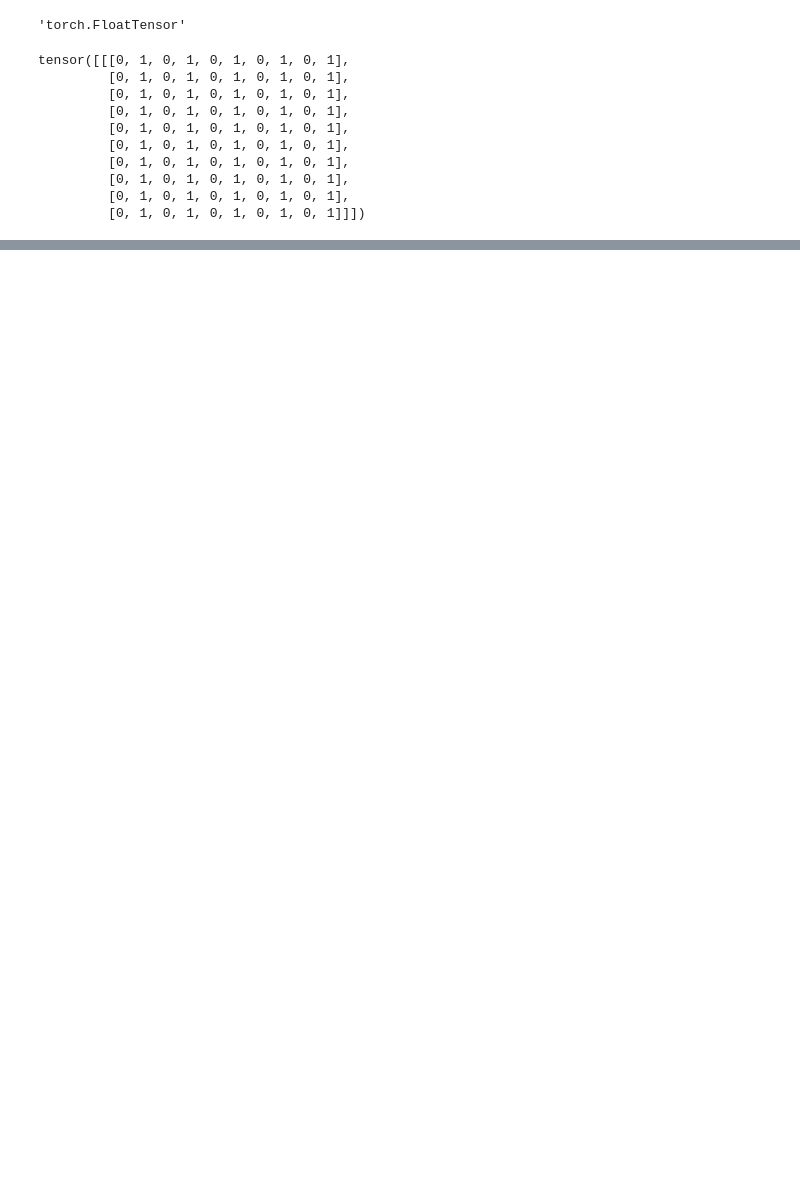
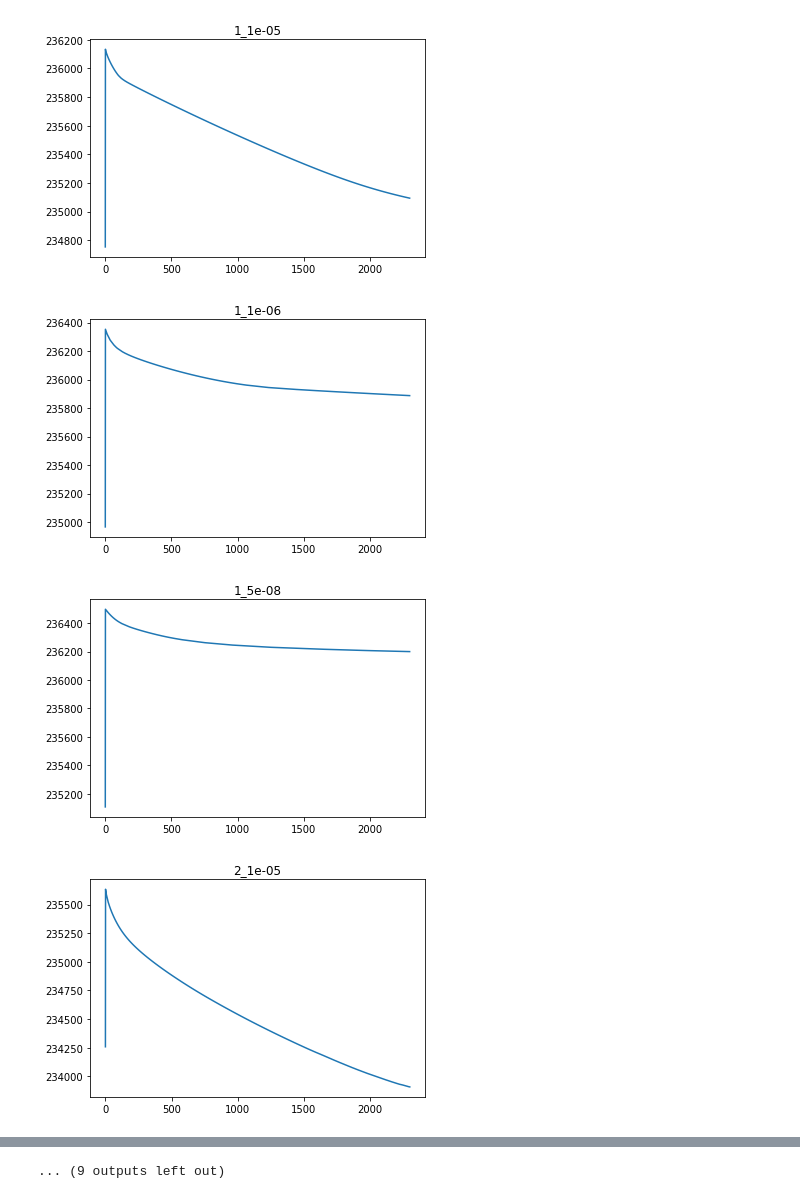
Before and after one commit to EthanMWalker/flow, a Jupyter notebook: vis.ipynb, the cells around one changed output, grey strips where cells are left out. Cells and saved outputs as stored; diff of their text form; code cells hidden in the pictures; blank space fills up the shorter version.

```diff
--- a/vis.ipynb
+++ b/vis.ipynb
@@ -42,17 +44,14 @@ tensor(1.1356e-06, grad_fn=<CopyBackwards>)
-# %%
-G
-# %% [output]
-'torch.FloatTensor'
-# %%
-mask
-# %% [output]
-tensor([[[0, 1, 0, 1, 0, 1, 0, 1, 0, 1],
-         [0, 1, 0, 1, 0, 1, 0, 1, 0, 1],
-         [0, 1, 0, 1, 0, 1, 0, 1, 0, 1],
-         [0, 1, 0, 1, 0, 1, 0, 1, 0, 1],
-         [0, 1, 0, 1, 0, 1, 0, 1, 0, 1],
-         [0, 1, 0, 1, 0, 1, 0, 1, 0, 1],
-         [0, 1, 0, 1, 0, 1, 0, 1, 0, 1],
-         [0, 1, 0, 1, 0, 1, 0, 1, 0, 1],
-         [0, 1, 0, 1, 0, 1, 0, 1, 0, 1],
-         [0, 1, 0, 1, 0, 1, 0, 1, 0, 1]]])
+# %%
+w = 100
+for size in [1,2,4,8,16,32,64]:
+    for lr in ['1e-05','1e-06','5e-08']:
+        with open(f'chkpt/mnist_samples_{size}_{lr}.pickle','rb') as in_file:
+            losses = np.array(pickle.load(in_file)['losses'])
+        plt.plot(np.convolve(losses, np.ones(w), 'valid') / w)
+        plt.title(f'{size}_{lr}')
+        plt.show()
+# %% [output]
+[figure, added]
+[figure, added]
+[figure, added]
+[figure, added]
@@ -58,0 +66 @@ tensor([[[0, 1, 0, 1, 0, 1, 0, 1, 0, 1],
+... (9 outputs left out)
```
Also changed, not shown: parts of 5 cells of this notebook, 1 other file.
